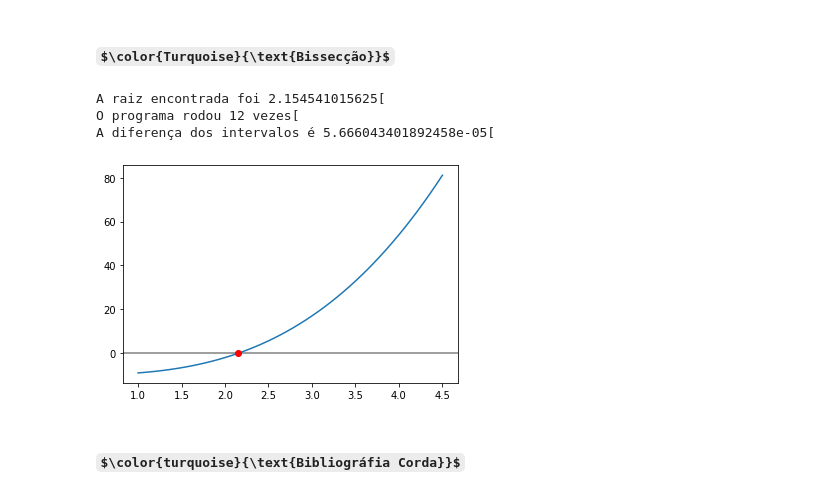
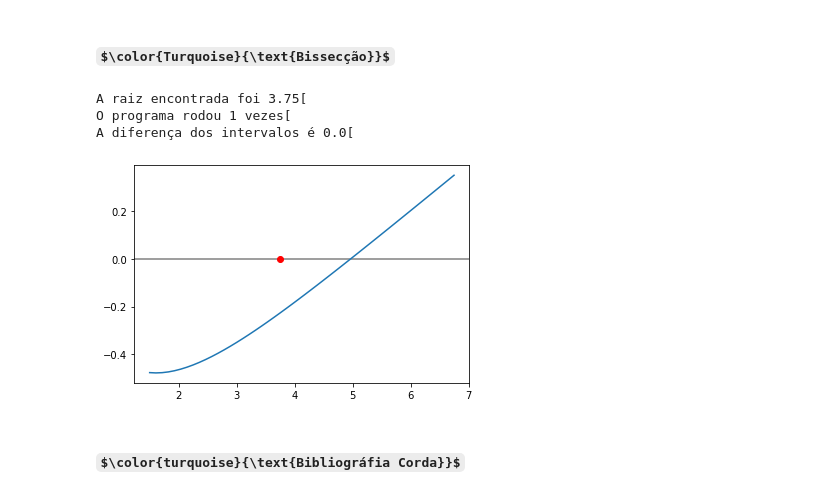
Before and after one commit to kleber293/calculo_numerico, a Jupyter notebook: Calculo_Numerico.ipynb, the cells around one changed output. Drawn from its saved outputs; the diff is of its cells as text; code cells hidden in the pictures; some formulas as TeX source.

```diff
--- a/Calculo_Numerico.ipynb
+++ b/Calculo_Numerico.ipynb
@@ -545,38 +545,38 @@ def bisseccao(a, b, n=100, e=0.001):
     return (raiz, l, abs((x-xi)/x))
 # %%
 import numpy as np
-f = lambda x: x**3-10 #@param
+f = lambda x: np.exp(-x)+x/5-1 #@param
 
 RUM = True #@param {type:"boolean"}
 if RUM:
-    a = 2 #@param {type:"number"}
-    b = 3 #@param {type:"number"}
-    error = 0.0001000001 #@param {type:"slider", min:1e-10, max:0.1, step:0.0001}
+    a =  4#@param {type:"number"}
+    b = 6 #@param {type:"number"}
+    error = 1e-10 #@param {type:"slider", min:1e-10, max:0.1, step:0.0001}
     loops = 72 #@param {type:"slider", min:1, max:100}
     bissec = bisseccao(a, b, loops, error)
     print(f'\033[32mA raiz encontrada foi \033[34m{bissec[0]}\033[')
     print(f'\033[32mO programa rodou \033[34m{bissec[1]}\033[32m vezes\033[')
     print(f'\033[32mA diferença dos intervalos é \033[34m{bissec[2]}\033[')
 
 PLOTAR_GRAFICO = True #@param {type:"boolean"}
 if PLOTAR_GRAFICO:
     import matplotlib.pyplot as plt
     x = np.linspace(a-a/2, b+b/2)
-    y = x**3-10 #@param
+    y = np.exp(-x)+x/5-1 #@param
     print()
     plt.axhline(y=0, color="gray", linestyle="-")
     plt.plot(x, y)
     plt.plot(bisseccao(a, b, loops, error)[0], 0, 'ro')
     plt.show
 
 TESTE_VELOCIDADE = False #@param {type:"boolean"}
 if TESTE_VELOCIDADE:
     %timeit corda(a, b, loops, error)
 # %% [output]
-A raiz encontrada foi 2.154541015625[
-O programa rodou 12 vezes[
-A diferença dos intervalos é 5.666043401892458e-05[
+A raiz encontrada foi 3.75[
+O programa rodou 1 vezes[
+A diferença dos intervalos é 0.0[
-[figure, old version]
+[figure, new version]
 # %% [markdown]
 ### $\color{turquoise}{\text{Bibliográfia Corda}}$
 # %% [markdown]
```
Also changed, not shown: parts of 11 cells of this notebook.
